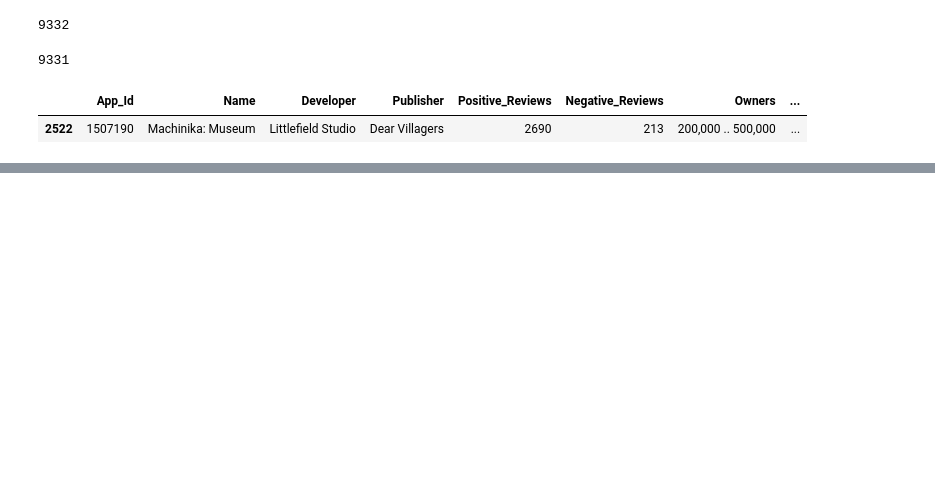
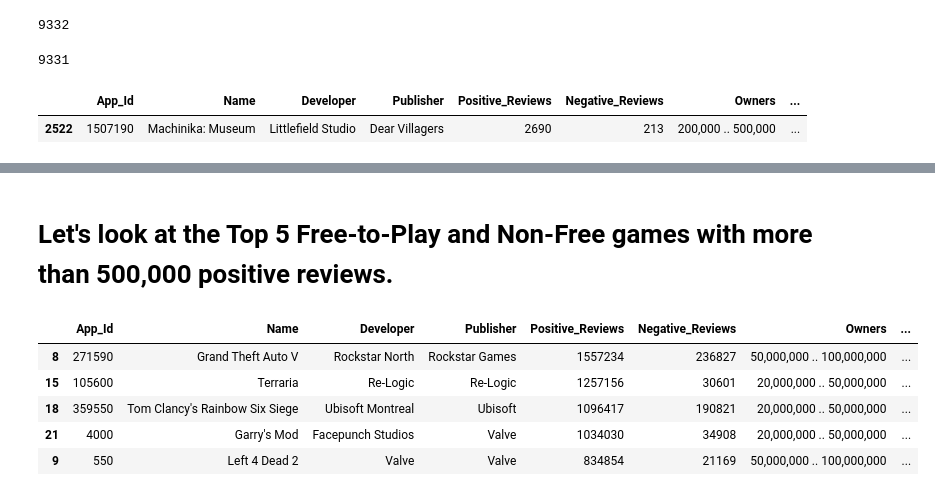
Before and after one commit to barbsjean/Steam_data_analysis, a Jupyter notebook: The Steam Notebook.ipynb, the cells around one changed output, grey strips where cells are left out. Drawn from its saved outputs; the diff is of its cells as text; code cells hidden in the pictures; blank space fills up the shorter version.

```diff
--- a/The Steam Notebook.ipynb
+++ b/The Steam Notebook.ipynb
@@ -1022,0 +927,17 @@ steam_api_filtered[Current_Price_$]
+# %% [markdown]
+# Let's look at the Top 5 Free-to-Play and Non-Free games with more than 500,000 positive reviews.
+# %%
+#20 total... non-free games with at least 500000 pos reviews
+# filtering the top 5
+
+top_5_pos_reviews_paid = steam_api_filtered[(steam_api_filtered['Positive_Reviews'] >= 500000)
+                  & (steam_api_filtered['Current_Price_$'] > 0)
+                  & (steam_api_filtered['Initial_Price_$'] > 0)].sort_values('Positive_Reviews', ascending = False).head(5)
+top_5_pos_reviews_paid
+# %% [output]
+|  | App_Id | Name | Developer | Publisher | Positive_Reviews | Negative_Reviews | Owners | ... |
+| 8 | 271590 | Grand Theft Auto V | Rockstar North | Rockstar Games | 1557234 | 236827 | 50,000,000 .. 100,000,000 | ... |
+| 15 | 105600 | Terraria | Re-Logic | Re-Logic | 1257156 | 30601 | 20,000,000 .. 50,000,000 | ... |
+| 18 | 359550 | Tom Clancy's Rainbow Six Siege | Ubisoft Montreal | Ubisoft | 1096417 | 190821 | 20,000,000 .. 50,000,000 | ... |
+| 21 | 4000 | Garry's Mod | Facepunch Studios | Valve | 1034030 | 34908 | 20,000,000 .. 50,000,000 | ... |
+| 9 | 550 | Left 4 Dead 2 | Valve | Valve | 834854 | 21169 | 50,000,000 .. 100,000,000 | ... |
```
Also changed, not shown: parts of 113 cells of this notebook, 5 other files.
